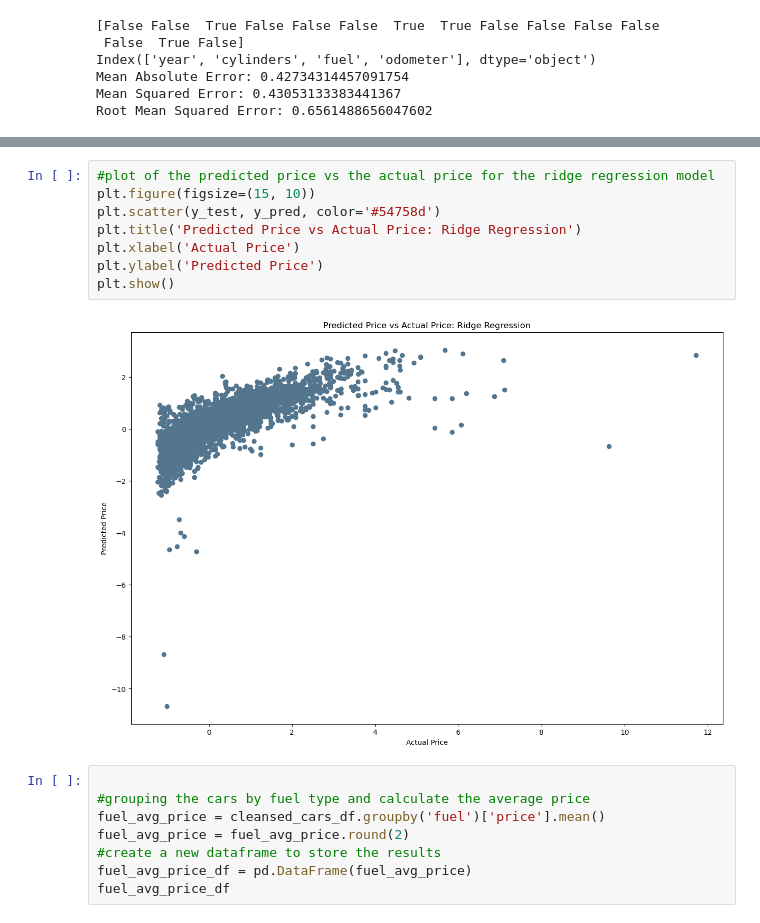
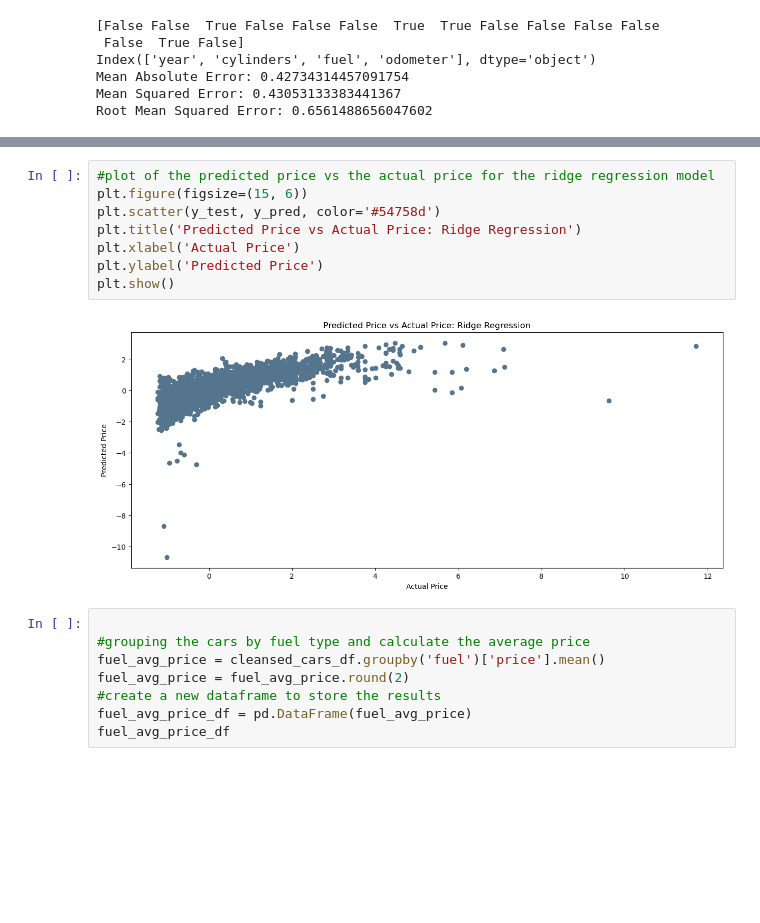
Before and after one commit to marrisp/used_cars, a Jupyter notebook: prompt_II.ipynb, the cells around one changed output, grey strips where cells are left out. Drawn from its saved outputs; the diff is of its cells as text; blank space fills up the shorter version.

```diff
--- a/prompt_II.ipynb
+++ b/prompt_II.ipynb
@@ -604,13 +604,13 @@ Index(['title_status', 'region', 'year', 'manufacturer', 'model', 'condition',
 # %%
 #plot of the predicted price vs the actual price for the ridge regression model
-plt.figure(figsize=(15, 10))
+plt.figure(figsize=(15, 6))
 plt.scatter(y_test, y_pred, color='#54758d')
 plt.title('Predicted Price vs Actual Price: Ridge Regression')
 plt.xlabel('Actual Price')
 plt.ylabel('Predicted Price')
 plt.show()
 # %% [output]
-[figure, old version]
+[figure, new version]
 # %%
 
 #grouping the cars by fuel type and calculate the average price
```
Also changed, not shown: parts of 7 cells of this notebook.
